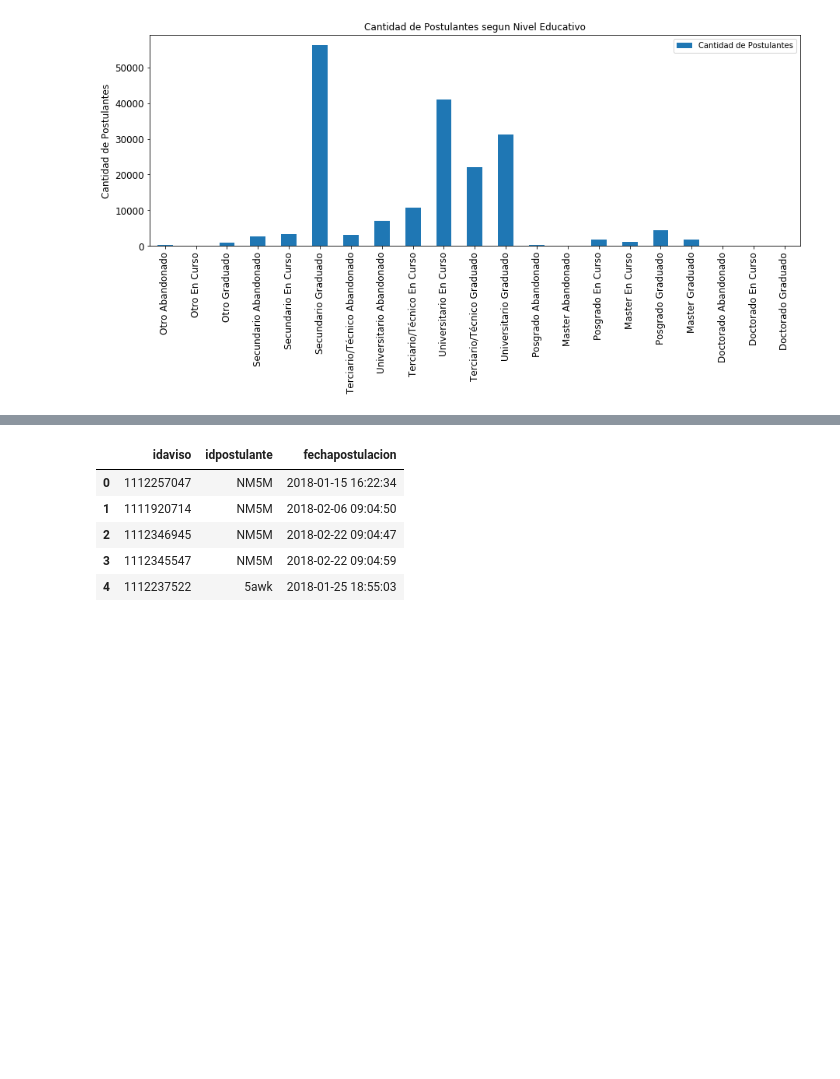
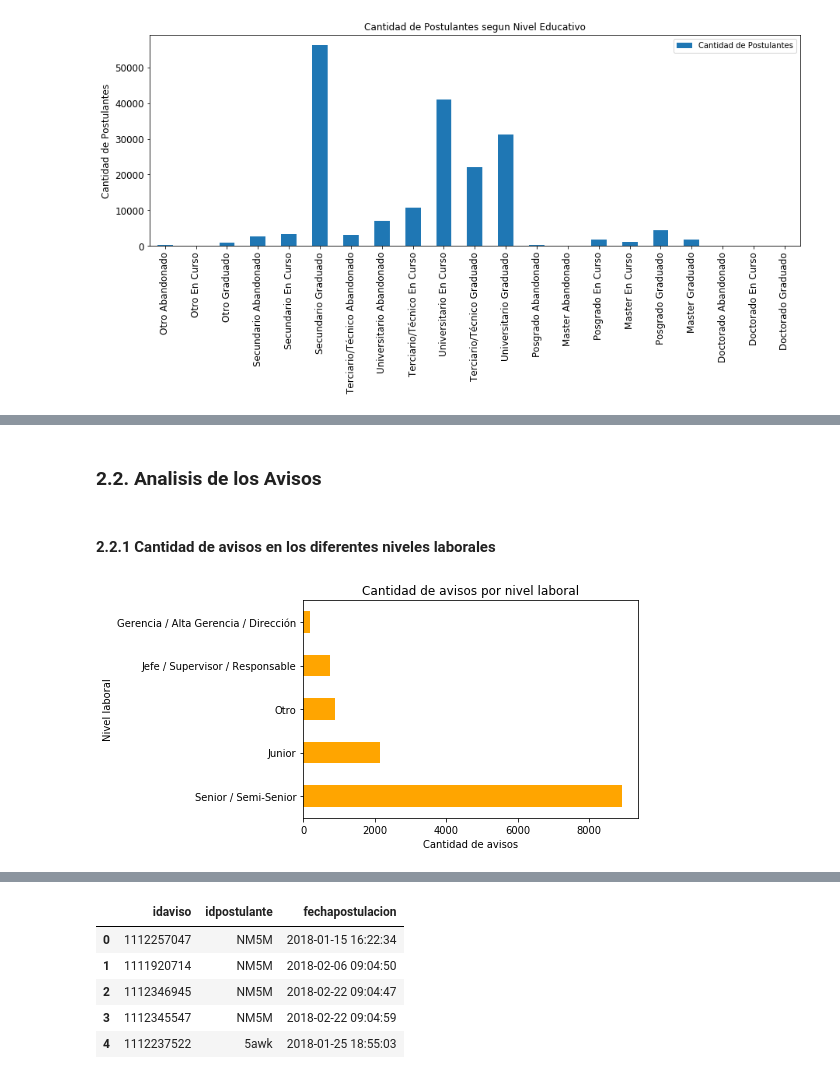
Before and after one commit to PRPablo/dataJobSearches, a Jupyter notebook: exploratoryAnalysis/exploratoryAnalysis.ipynb, the cells around one changed output, grey strips where cells are left out. Cells and saved outputs as stored; diff of their text form; code cells hidden in the pictures; blank space fills up the shorter version.

```diff
--- a/exploratoryAnalysis/exploratoryAnalysis.ipynb
+++ b/exploratoryAnalysis/exploratoryAnalysis.ipynb
@@ -127,0 +202,12 @@ plt.show()
+# %% [markdown]
+### 2.2. Analisis de los Avisos
+# %% [markdown]
+#### 2.2.1 Cantidad de avisos en los diferentes niveles laborales
+# %%
+ax = plt.gca()
+avisos_detalles.groupby('nivel_laboral')['nivel_laboral'].count().sort_values(ascending=False)\
+               .plot(kind='barh', color="orange", title="Cantidad de avisos por nivel laboral");
+ax.set_xlabel('Cantidad de avisos')
+ax.set_ylabel('Nivel laboral');
+# %% [output]
+[figure, added]
```
Also changed, not shown: parts of 33 cells of this notebook, 1 other file.
